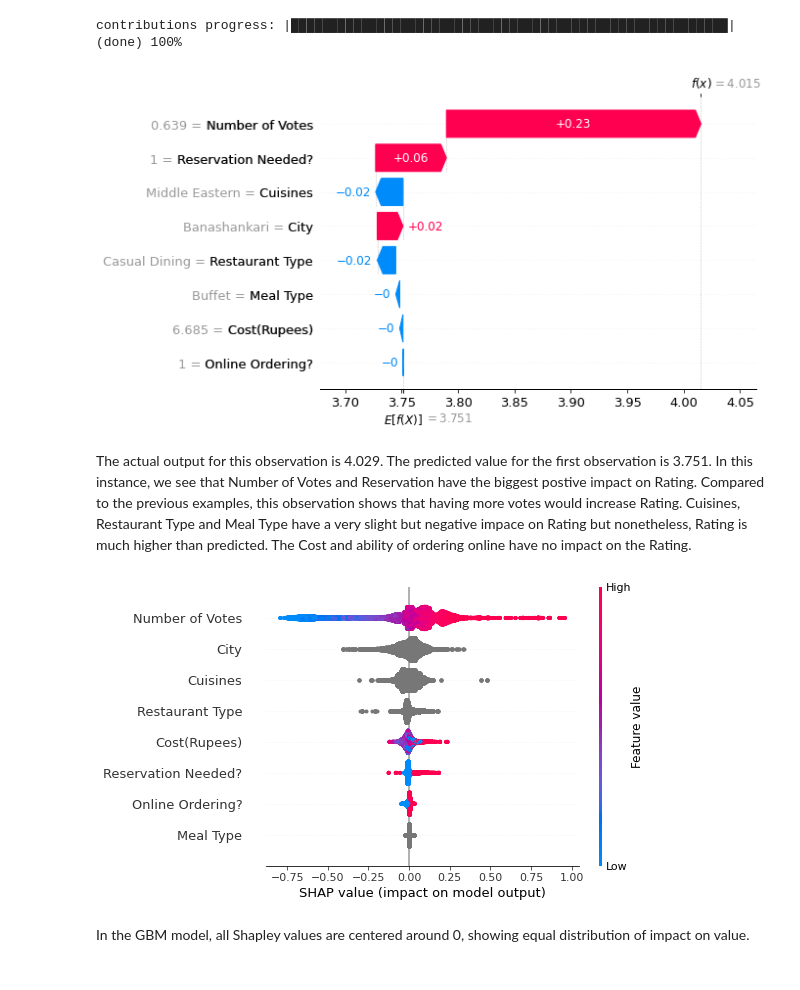
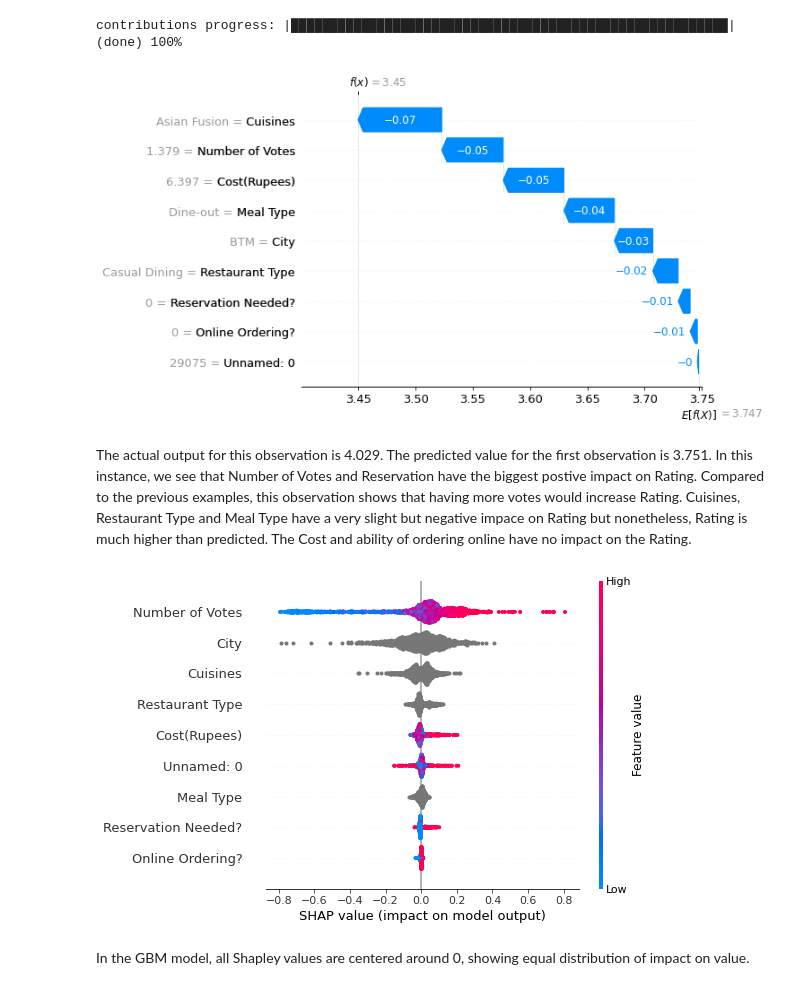
Before and after one commit to meghamkpatel/Skunks_Skool, a Jupyter notebook: INFO_6105/Report/Zomato_Data_Analysis.ipynb, the cells around one changed output. Cells and saved outputs as stored; diff of their text form; code cells hidden in the pictures.

```diff
--- a/INFO_6105/Report/Zomato_Data_Analysis.ipynb
+++ b/INFO_6105/Report/Zomato_Data_Analysis.ipynb
@@ -147,7 +147,7 @@ data.head()
 # %% [markdown]
 Additionally, I have sampled a 2000 random points as an alternative for a local file and commented out the code to change the input to that file
 # %%
-#data = pd.read_csv('zomatoSample.csv')
+data = pd.read_csv('zomatoSample.csv')
 # %% [markdown]
 #Node 2: Fix data
 # %% [markdown]
@@ -1460,23 +1541,23 @@ contributions progress: |██████████████████
 # convert the H2O Frame to use with shap's visualization functions
 contributions_matrix = contributions.as_data_frame().values
 # shap values are calculated for all features
-shap_values = contributions_matrix[:,0:8]
+shap_values = contributions_matrix[:,0:9]
 # expected values is the last returned column
-expected_value = contributions_matrix[:,8].min()
+expected_value = contributions_matrix[:,9].min()
 # %%
 #shap.plots.waterfall(shap_values[0])
 X = data_clean.drop('Rating', axis = 1)
 
-shap.plots._waterfall.waterfall_legacy(expected_value, shap_values[0,:], X.iloc[0,:])
+shap.plots._waterfall.waterfall_legacy(expected_value, shap_values[1,:], X.iloc[1,:])
 # %% [output]
-[figure, old version]
+[figure, new version]
 # %% [markdown]
 The actual output for this observation is 4.029. The predicted value for the first observation is 3.751. In this instance, we see that Number of Votes and Reservation have the biggest postive impact on Rating. Compared to the previous examples, this observation shows that having more votes would increase Rating. Cuisines, Restaurant Type and Meal Type have a very slight but negative impace on Rating but nonetheless, Rating is much higher than predicted. The Cost and ability of ordering online have no impact on the Rating.
 # %%
 # summarize the effects of all the features
 shap.summary_plot(shap_values, X)
 # %% [output]
-[figure, old version]
+[figure, new version]
 # %% [markdown]
 In the GBM model, all Shapley values are centered around 0, showing equal distribution of impact on value.
 # %%
```
Also changed, not shown: parts of 83 cells of this notebook.
